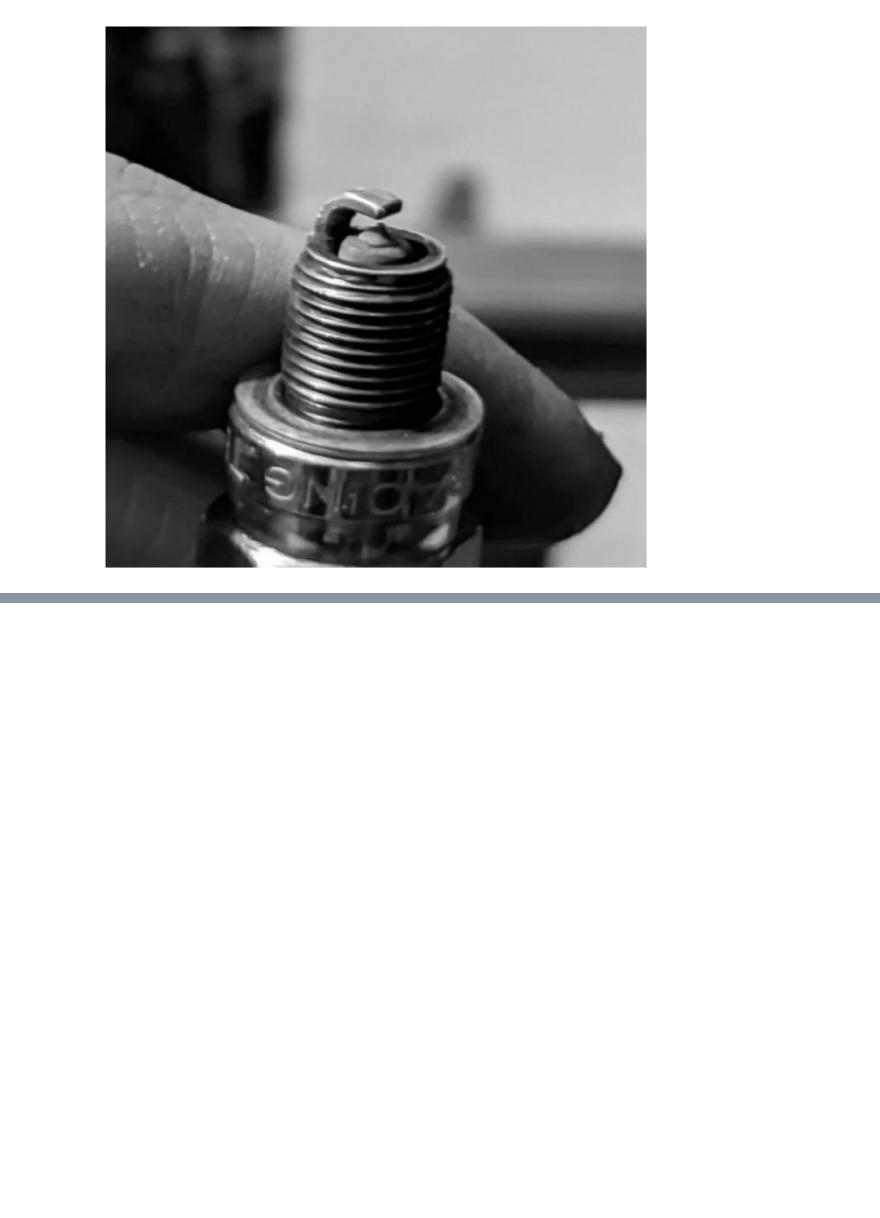
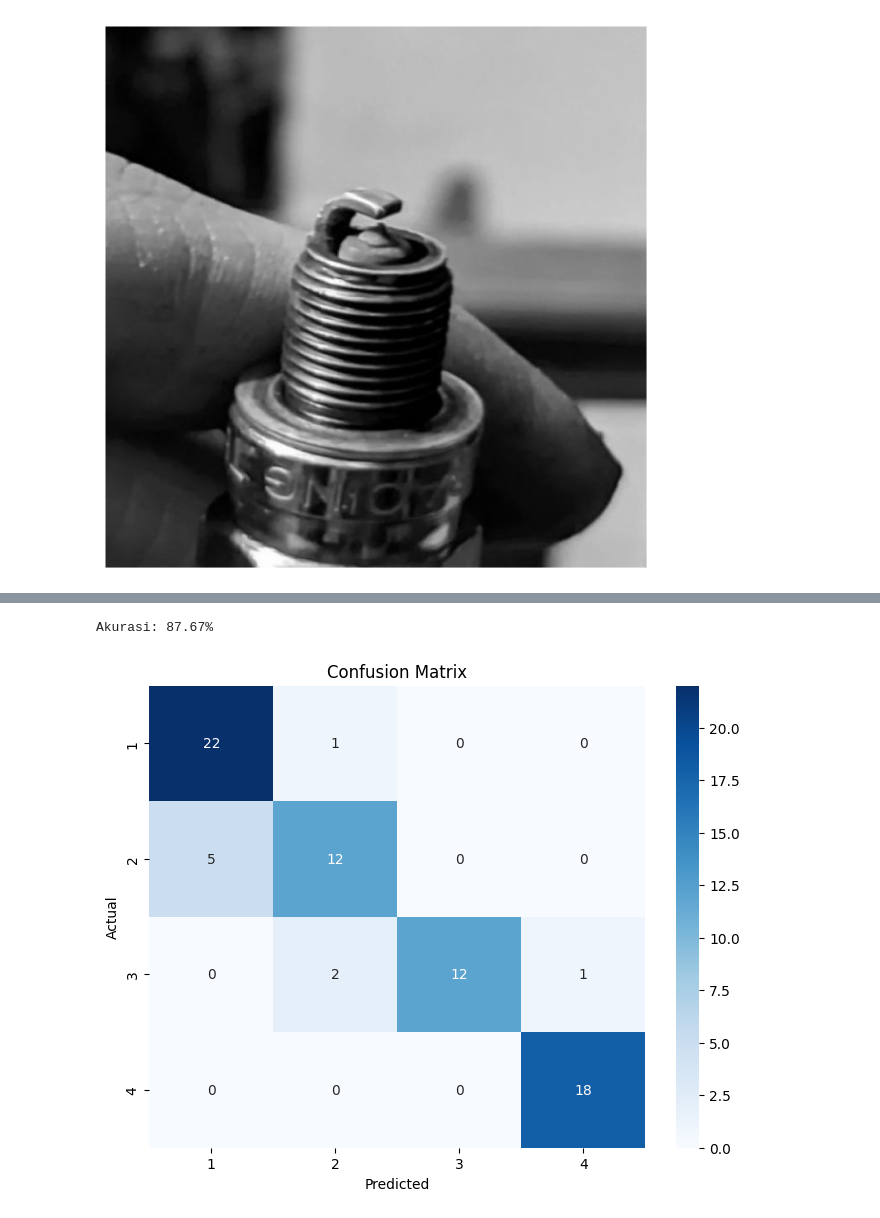
Before and after one commit to AsadillahRamadhan/spark-plug-classification, a Jupyter notebook: module/detection/testing.ipynb, the cells around one changed output, grey strips where cells are left out. Cells and saved outputs as stored; diff of their text form; code cells hidden in the pictures; blank space fills up the shorter version.

```diff
--- a/module/detection/testing.ipynb
+++ b/module/detection/testing.ipynb
@@ -308,0 +334,8 @@ plt.show()
+# %%
+ann_ids = coco_gt.getAnnIds()
+
+annotations = coco_gt.loadAnns(ann_ids)
+
+true_data = [{"image_id": ann["image_id"], "category_id": ann["category_id"]} for ann in annotations]
+
+print(true_data)
@@ -308,0 +372,52 @@ plt.show()
+# %%
+prediction_each_data = []
+for data in true_data:
+    for pred in conf_pred:
+        found = next(
+            (item for item in prediction_each_data if item["image_id"] == pred['image_id']), None
+        )
+        if pred['image_id'] == data['image_id'] and not found:
+            prediction_each_data.append({
+                "image_id": data['image_id'],
+                "label": data['category_id'],
+                "prediction": pred['category_id'],
+                "score": pred['score']
+            })
+# %%
+summary = {
+    "true": 0,
+    "false": 0
+}
+
+for data in prediction_each_data:
+    if data['label'] == data['prediction']:
+        summary['true'] += 1
+    else:
+        summary['false'] += 1
+
+accuracy = summary['true'] / (summary['true'] + summary['false']) * 100
+print(f"Akurasi: {"{:.2f}".format(accuracy)}%")
+# %% [output]
+Akurasi: 87.67%
+# %%
+y_true = [d["label"] for d in prediction_each_data]
+y_pred = [d["prediction"] for d in prediction_each_data]
+
+from sklearn.metrics import confusion_matrix
+
+cm = confusion_matrix(y_true, y_pred)
+# %%
+import seaborn as sns
+import matplotlib.pyplot as plt
+
+labels = sorted(list(set(y_true + y_pred)))
+
+plt.figure(figsize=(8, 6))
+sns.heatmap(confusion_matrix(y_true, y_pred, labels=labels), annot=True, fmt="d", cmap="Blues",
+            xticklabels=labels, yticklabels=labels)
+plt.xlabel("Predicted")
+plt.ylabel("Actual")
+plt.title("Confusion Matrix")
+plt.show()
+# %% [output]
+[figure, added]
```
Also changed, not shown: parts of 7 cells of this notebook.
